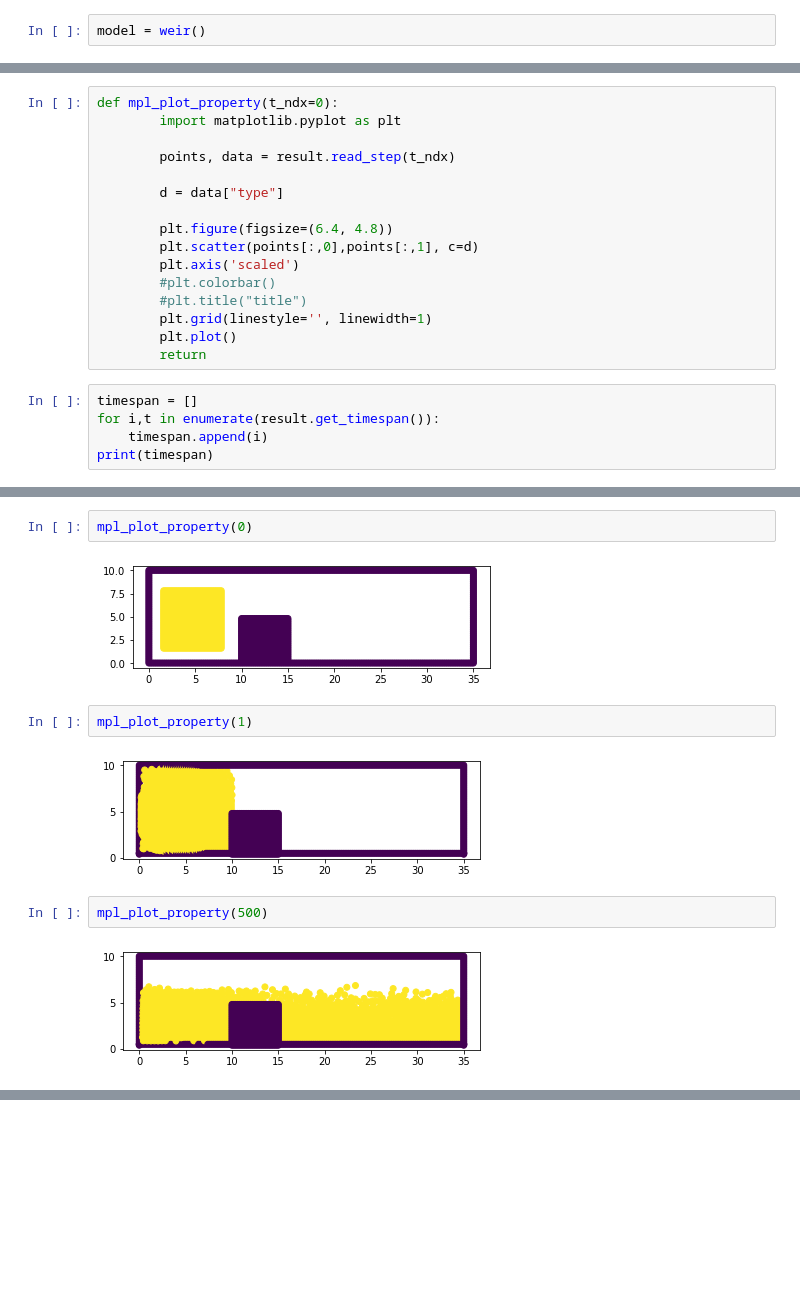
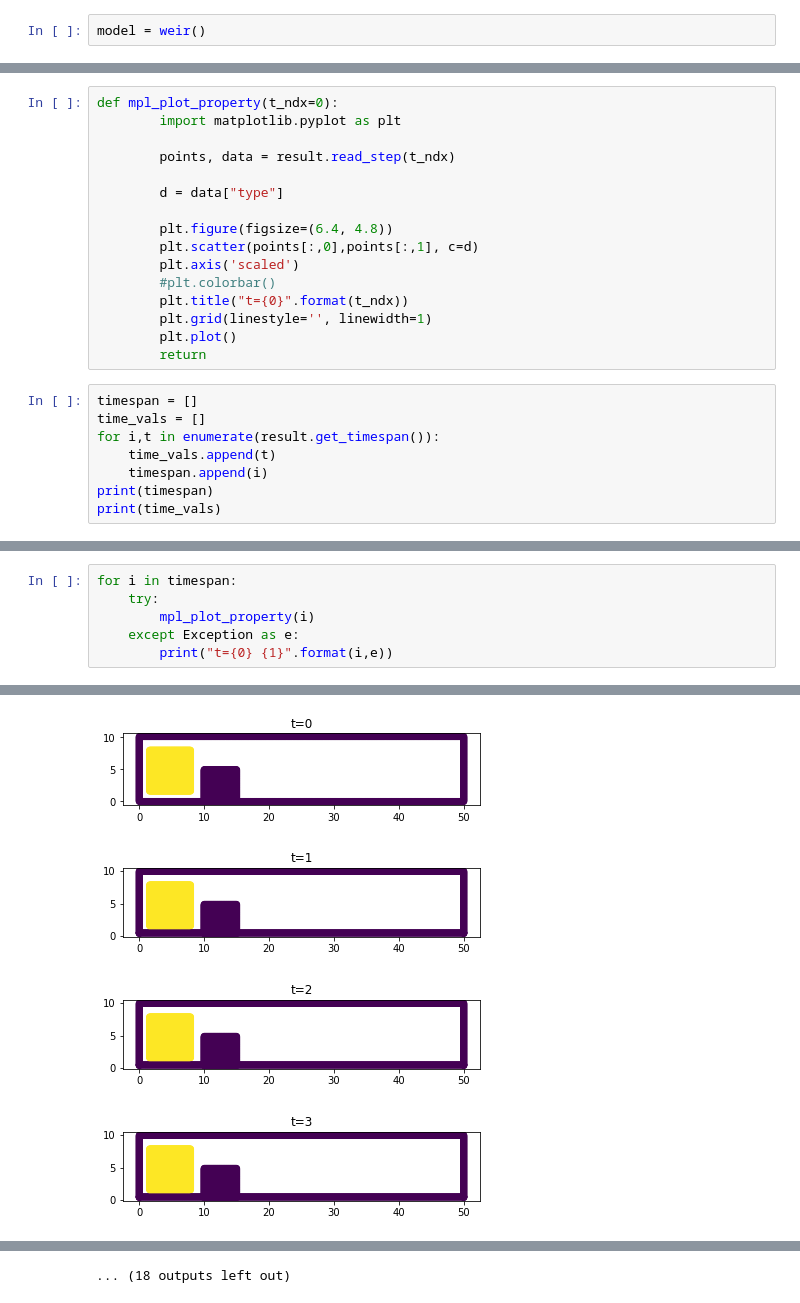
Before and after one commit to StochSS/SpatialPy, a Jupyter notebook: examples/weir/weir.ipynb, the cells around one changed output, grey strips where cells are left out. Drawn from its saved outputs; the diff is of its cells as text; blank space fills up the shorter version.

```diff
--- a/examples/weir/weir.ipynb
+++ b/examples/weir/weir.ipynb
@@ -112,14 +127,17 @@ def mpl_plot_property(t_ndx=0):
         plt.scatter(points[:,0],points[:,1], c=d)
         plt.axis('scaled')
         #plt.colorbar()
-        #plt.title("title")
+        plt.title("t={0}".format(t_ndx))
         plt.grid(linestyle='', linewidth=1)
         plt.plot()
         return
 # %%
 timespan = []
+time_vals = []
 for i,t in enumerate(result.get_timespan()):
+    time_vals.append(t)
     timespan.append(i)
 print(timespan)
+print(time_vals)
 # %% [output]
 [0, 1, 2, 3, 4, 5, 6, 7, 8, 9, 10, 11, 12, 13, 14, 15, 16, 17, 18, 19, 20, 21, 22, 23, 24, 25, 26, 27, 28, 29, 30, 31, 32, 33, 34, 35, 36, 37, 38, 39, 40, 41, 42, 43, 44, 45, 46, 47, 48, 49, 50, 51, 5 ...
@@ -126,12 +145,7 @@ print(timespan)
-# %%
-mpl_plot_property(0)
-# %% [output]
-[figure, removed]
-# %%
-mpl_plot_property(1)
-# %% [output]
-[figure, removed]
-# %%
-mpl_plot_property(500)
-# %% [output]
-[figure, removed]
+# %%
+for i in timespan:
+    try:
+        mpl_plot_property(i)
+    except Exception as e:
+        print("t={0} {1}".format(i,e))
+# %% [output]
@@ -137,0 +169,4 @@ mpl_plot_property(500)
+[figure, added]
+[figure, added]
+[figure, added]
+[figure, added]
@@ -137,0 +180 @@ mpl_plot_property(500)
+... (18 outputs left out)
```
Also changed, not shown: parts of 5 cells of this notebook, 4 other files.
